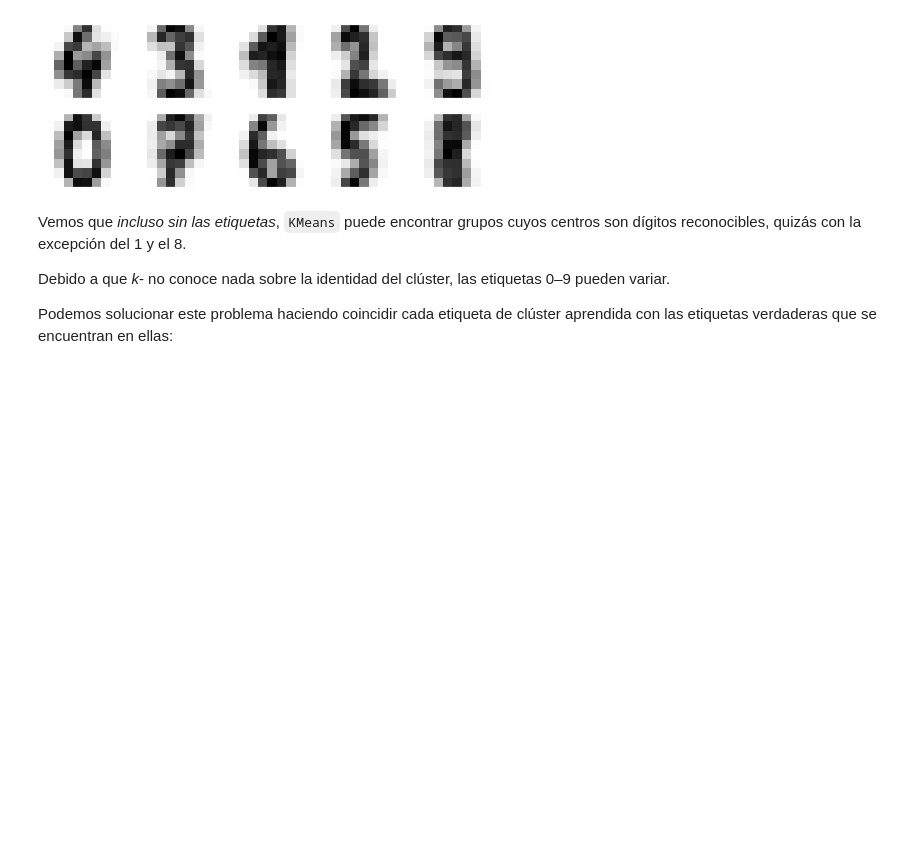
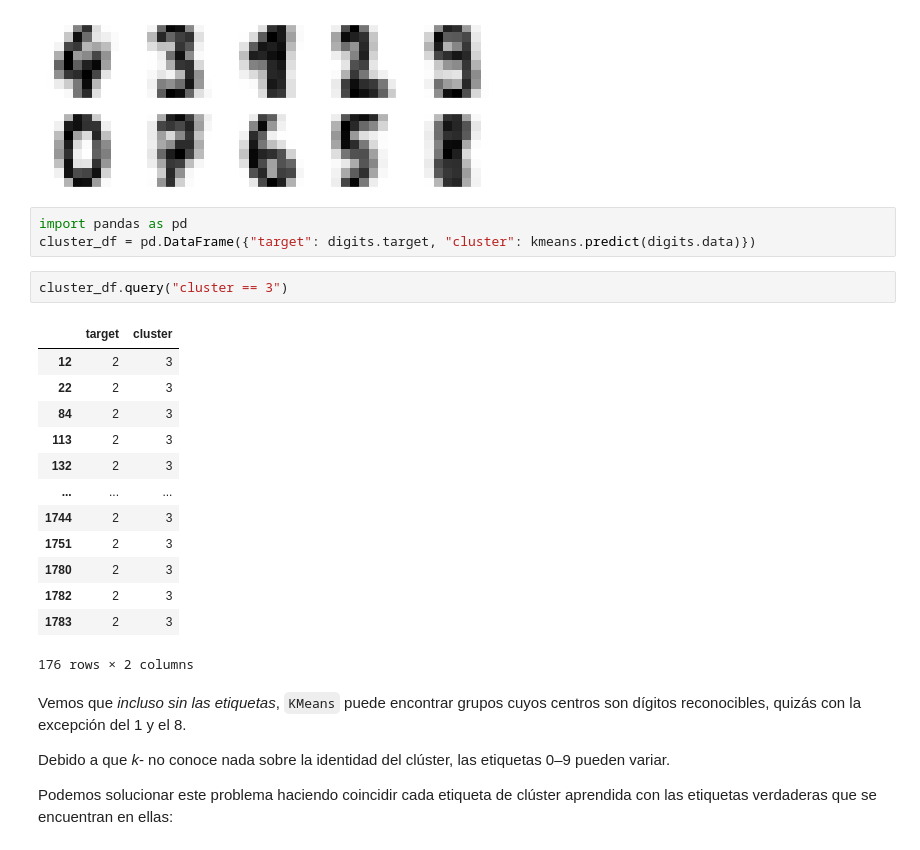
Before and after one commit to lavillegas/Analitica_Predictiva, a Jupyter notebook: UNI_Semana_8_K_Clustering_con_KMeans.ipynb, the cells around one changed output. Drawn from its saved outputs; the diff is of its cells as text; blank space fills up the shorter version.

```diff
--- a/UNI_Semana_8_K_Clustering_con_KMeans.ipynb
+++ b/UNI_Semana_8_K_Clustering_con_KMeans.ipynb
@@ -180,6 +180,25 @@ for axi, center in zip(ax.flat, centers):
     axi.imshow(center, interpolation='nearest', cmap=plt.cm.binary)
 # %% [output]
 [figure]
+# %%
+import pandas as pd
+cluster_df = pd.DataFrame({"target": digits.target, "cluster": kmeans.predict(digits.data)})
+# %%
+cluster_df.query("cluster == 3")
+# %% [output]
+|  | target | cluster |
+| 12 | 2 | 3 |
+| 22 | 2 | 3 |
+| 84 | 2 | 3 |
+| 113 | 2 | 3 |
+| 132 | 2 | 3 |
+| ... | ... | ... |
+| 1744 | 2 | 3 |
+| 1751 | 2 | 3 |
+| 1780 | 2 | 3 |
+| 1782 | 2 | 3 |
+| 1783 | 2 | 3 |
+176 rows × 2 columns
 # %% [markdown]
 Vemos que *incluso sin las etiquetas*, ``KMeans`` puede encontrar grupos cuyos centros son dígitos reconocibles, quizás con la excepción del 1 y el 8.
 
```
Also changed, not shown: parts of 5 cells of this notebook.
